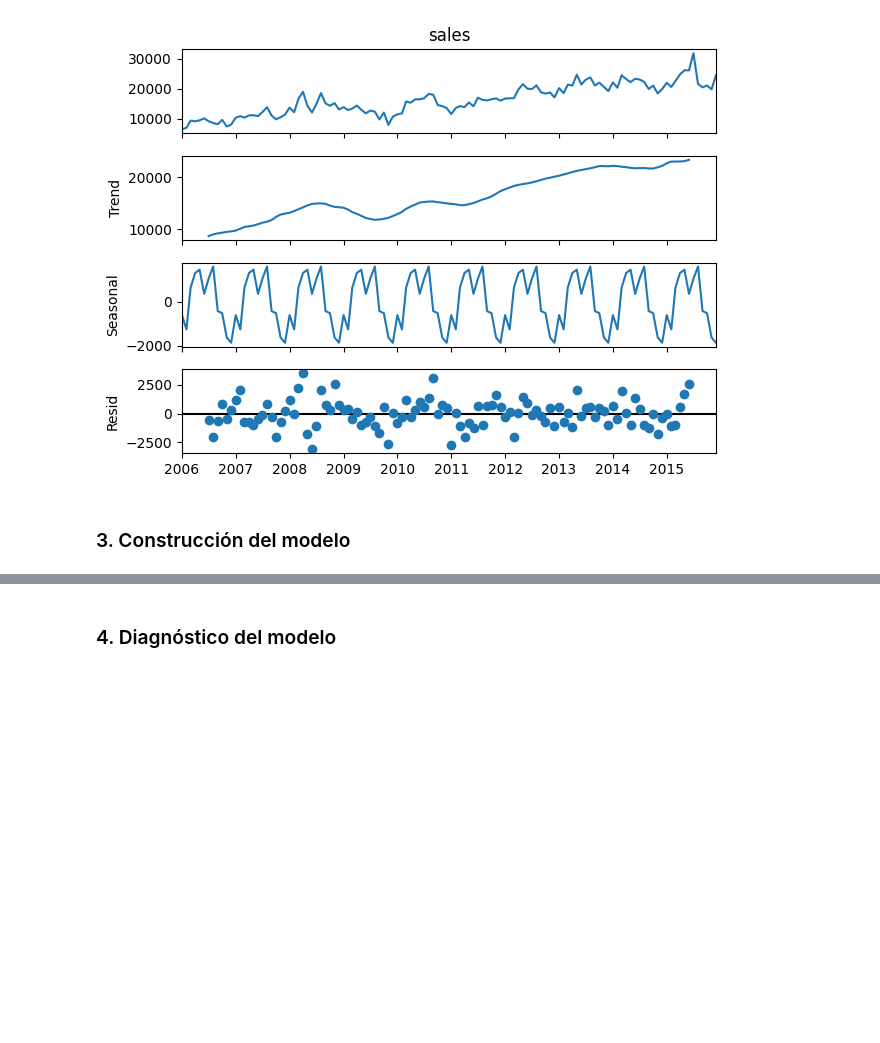
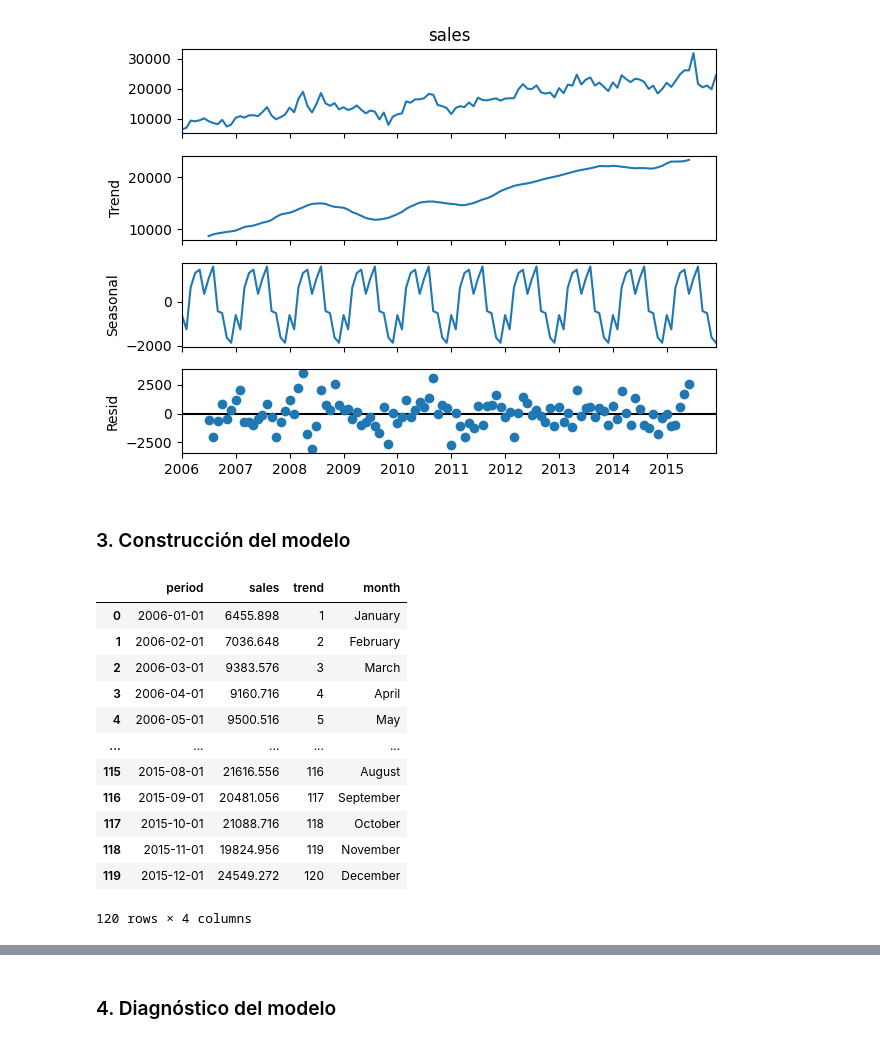
Before and after one commit to auzaluis/upsa_mod_202501, a Jupyter notebook: forecasting/script_forecasting.ipynb, the cells around one changed output, grey strips where cells are left out. Cells and saved outputs as stored; diff of their text form; code cells hidden in the pictures; blank space fills up the shorter version.

```diff
--- a/forecasting/script_forecasting.ipynb
+++ b/forecasting/script_forecasting.ipynb
@@ -55,6 +55,22 @@ decomposed.plot();
 # %%
 df_model = df_training.copy()
 df_model['trend'] = range(1, len(df_model) + 1)
+df_model['month'] = df_model['period'].dt.month_name()
+df_model
+# %% [output]
+|  | period | sales | trend | month |
+| 0 | 2006-01-01 | 6455.898 | 1 | January |
+| 1 | 2006-02-01 | 7036.648 | 2 | February |
+| 2 | 2006-03-01 | 9383.576 | 3 | March |
+| 3 | 2006-04-01 | 9160.716 | 4 | April |
+| 4 | 2006-05-01 | 9500.516 | 5 | May |
+| ... | ... | ... | ... | ... |
+| 115 | 2015-08-01 | 21616.556 | 116 | August |
+| 116 | 2015-09-01 | 20481.056 | 117 | September |
+| 117 | 2015-10-01 | 21088.716 | 118 | October |
+| 118 | 2015-11-01 | 19824.956 | 119 | November |
+| 119 | 2015-12-01 | 24549.272 | 120 | December |
+120 rows × 4 columns
 # %%
 # Modelo de regresión
 model = ols(
```
Also changed, not shown: parts of 3 cells of this notebook.
